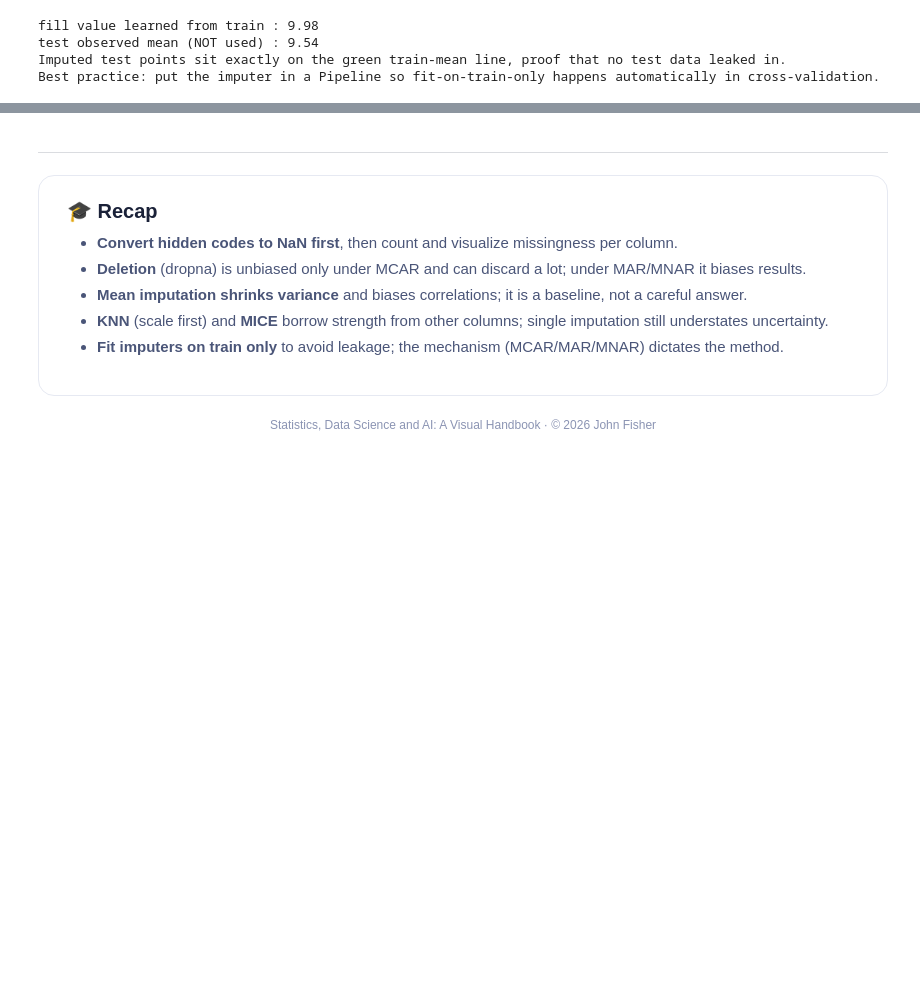
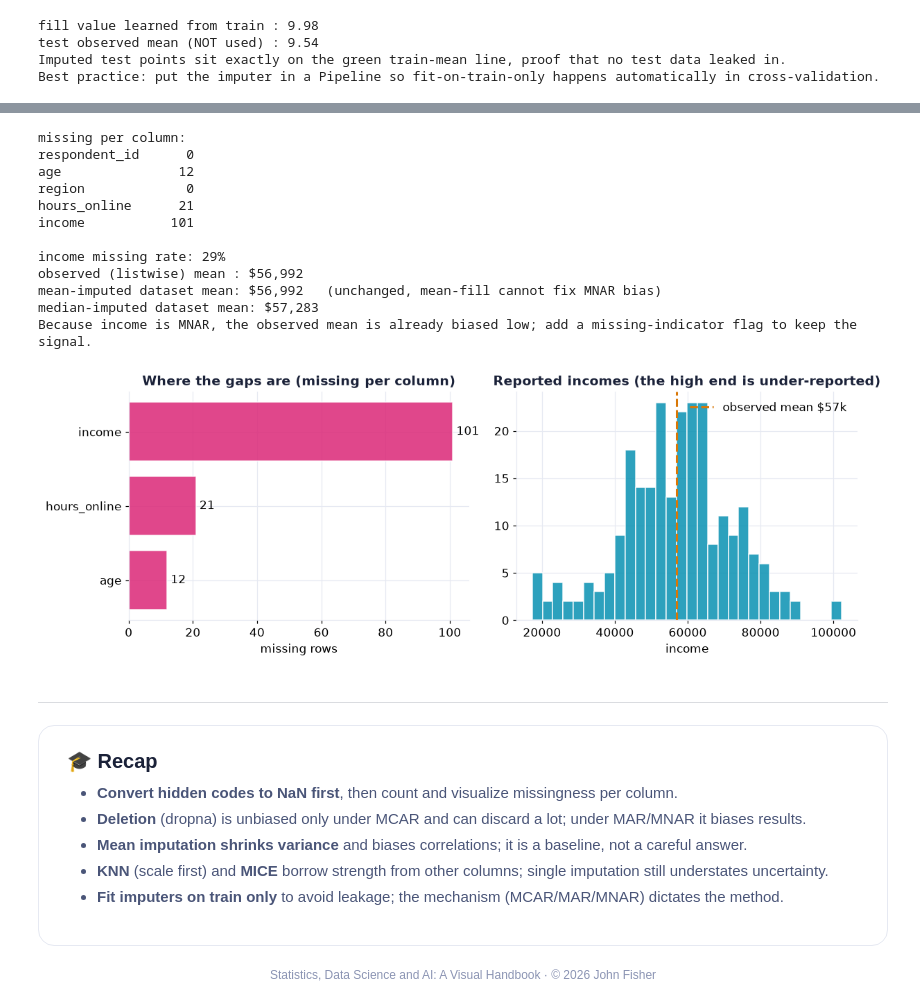
Before and after one commit to johnfisher-ai/Statistics-Data-Science-AI-Visual-Book, a Jupyter notebook: chapters/notebooks/ch20_missing_data.ipynb, the cells around one changed output, grey strips where cells are left out. Drawn from its saved outputs; the diff is of its cells as text; code cells hidden in the pictures; blank space fills up the shorter version.

```diff
--- a/chapters/notebooks/ch20_missing_data.ipynb
+++ b/chapters/notebooks/ch20_missing_data.ipynb
@@ -227,3 +230,38 @@ Best practice: put the imputer in a Pipeline so fit-on-train-only happens automa
+# %%
+# --- Real-World beat: map the gaps, compare imputations, mind the MNAR bias ---
+BASE = "https://raw.githubusercontent.com/johnfisher-ai/Statistics-Data-Science-AI-Visual-Book/main/data/"
+try:    survey = pd.read_excel("../../data/ch20_survey_missing.xlsx", sheet_name="Data")
+except FileNotFoundError: survey = pd.read_excel(BASE+"ch20_survey_missing.xlsx", sheet_name="Data")
+print("missing per column:"); print(survey.isna().sum().to_string())
+inc = survey.income
+print(f"\nincome missing rate: {inc.isna().mean():.0%}")
+print(f"observed (listwise) mean : ${inc.mean():,.0f}")
+print(f"mean-imputed dataset mean: ${inc.fillna(inc.mean()).mean():,.0f}   (unchanged, mean-fill cannot fix MNAR bias)")
+print(f"median-imputed dataset mean: ${inc.fillna(inc.median()).mean():,.0f}")
+print("Because income is MNAR, the observed mean is already biased low; add a missing-indicator flag to keep the signal.")
+fig, ax = plt.subplots(1, 2, figsize=(11,4))
+miss = survey.isna().sum(); miss = miss[miss>0].sort_values()
+ax[0].barh(miss.index, miss.values, color=PINK, alpha=0.85, edgecolor="white")
+for i,v in enumerate(miss.values): ax[0].text(v, i, f" {v}", va="center")
+ax[0].set_title("Where the gaps are (missing per column)"); ax[0].set_xlabel("missing rows")
+ax[1].hist(inc.dropna(), bins=30, color=CYAN, alpha=0.85, edgecolor="white")
+ax[1].axvline(inc.mean(), color=AMBER, ls="--", lw=2, label=f"observed mean ${inc.mean()/1000:.0f}k")
+ax[1].set_title("Reported incomes (the high end is under-reported)"); ax[1].set_xlabel("income"); ax[1].legend()
+plt.tight_layout(); plt.show()
+# %% [output]
+missing per column:
+respondent_id      0
+age               12
+region             0
+hours_online      21
+income           101
+
+income missing rate: 29%
+observed (listwise) mean : $56,992
+mean-imputed dataset mean: $56,992   (unchanged, mean-fill cannot fix MNAR bias)
+median-imputed dataset mean: $57,283
+Because income is MNAR, the observed mean is already biased low; add a missing-indicator flag to keep the signal.
+[figure, added]
 # %% [markdown]
 ---
 <div style="background:#ffffff;border:1px solid #e6e9f2;border-radius:16px;padding:24px 28px;font-family:Inter,sans-serif;box-shadow:0 8px 30px rgba(20,30,80,0.05)">
```
Also changed, not shown: parts of 1 cell of this notebook, 3 other files.
